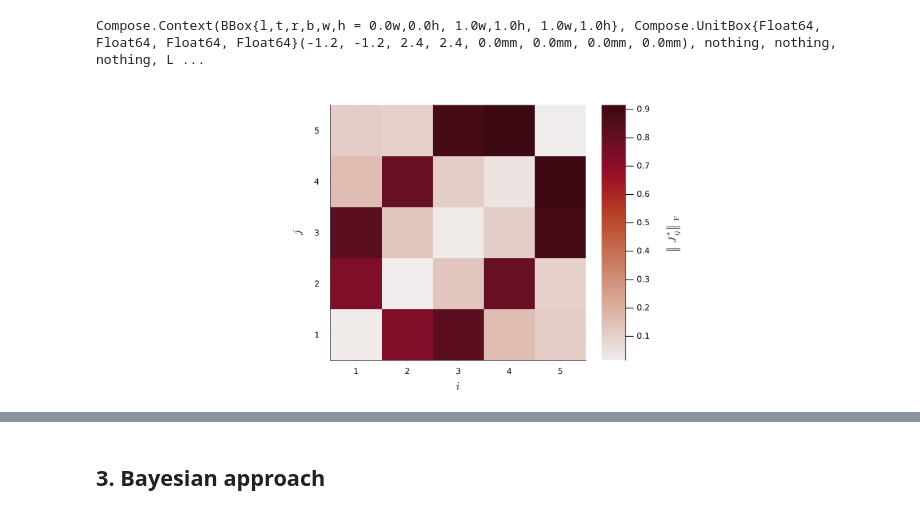
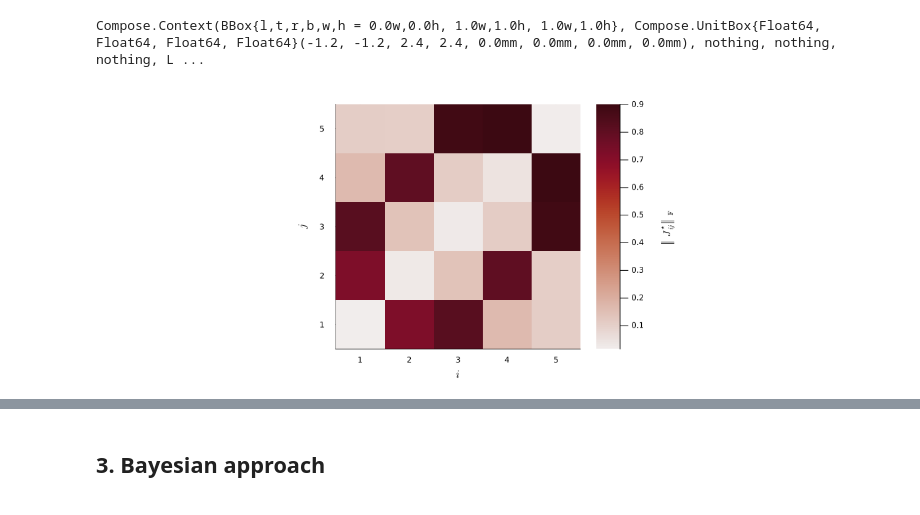
Before and after one commit to caporali/models_and_algorithms_project, a Jupyter notebook: project/main.ipynb, the cells around one changed output, grey strips where cells are left out. Drawn from its saved outputs; the diff is of its cells as text; code cells hidden in the pictures.

```diff
--- a/project/main.ipynb
+++ b/project/main.ipynb
@@ -369,7 +369,7 @@ Compose.Context(BBox{l,t,r,b,w,h = 0.0w,0.0h, 1.0w,1.0h, 1.0w,1.0h}, Compose.Uni
 # %%
 plot_f = heatmap(f, xlabel = L"i", ylabel = L"j",
 	colorbar_title = L"\left\Vert J^{\star}_{ij} \right\Vert_{\operatorname{F}}",
 	aspect_ratio = 1, xlim = (0.5, 5.5), c = :amp)
-plot(plot_f, size = (1150, 450), margin = 5Plots.mm)
+plot(plot_f, size = (1200, 450), margin = 5Plots.mm)
 # %% [output]
-[figure, old version]
+[figure, new version]
```
Also changed, not shown: parts of 16 cells of this notebook.
